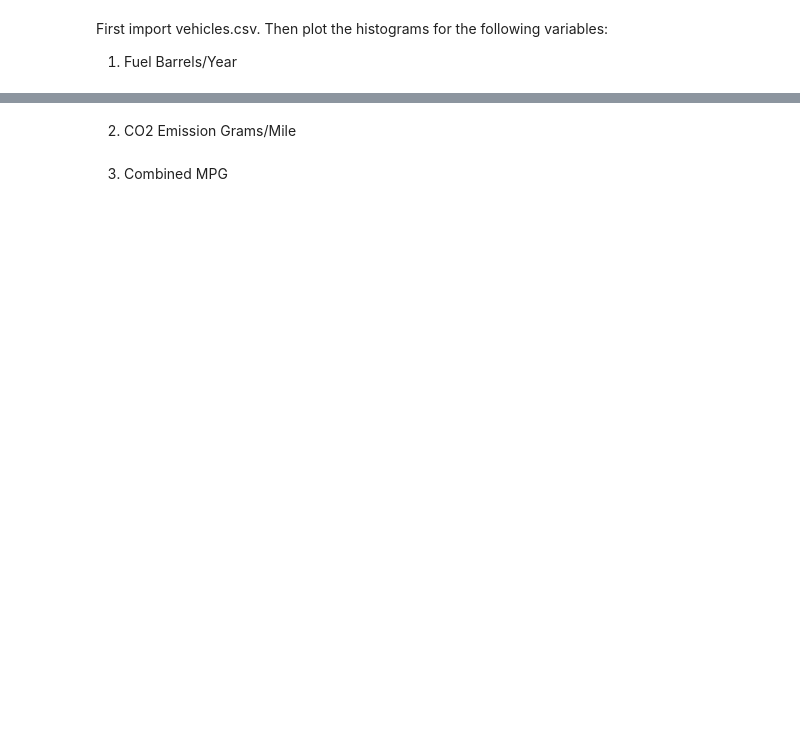
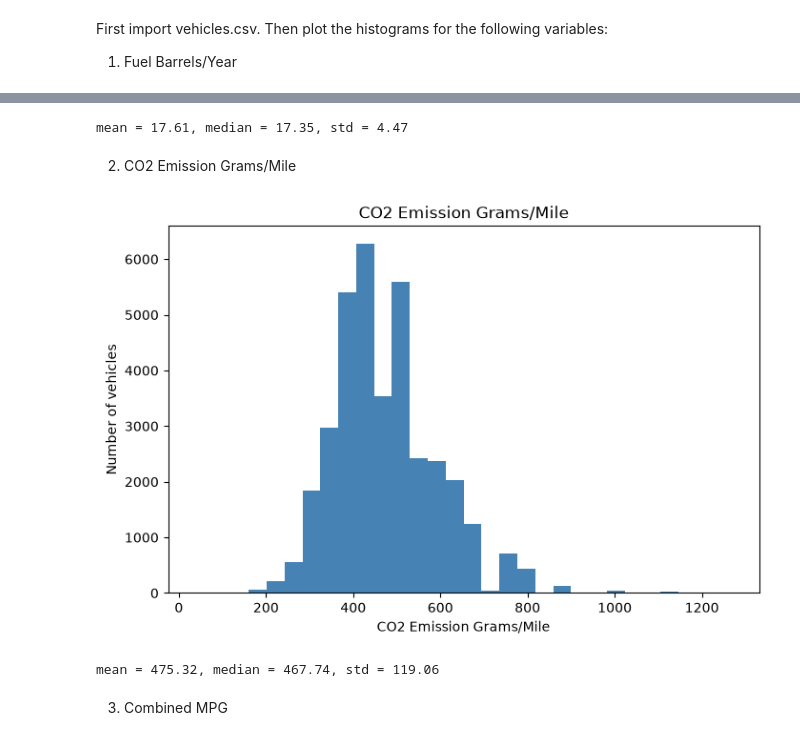
Before and after one commit to ironhack-labs/lab-continuous-probability-distributions-en, a Jupyter notebook: your-code/main.ipynb, the cells around one changed output, grey strips where cells are left out. Saved outputs shown, nothing was run; the diff lists cells and outputs as text; code cells hidden in the pictures; blank space fills up the shorter version.

```diff
--- a/your-code/main.ipynb
+++ b/your-code/main.ipynb
@@ -96,2 +186,9 @@ Then plot the histograms for the following variables:
+# %%
+# your code here
+# If a variable is normal, mean and median are close to each other
+fuel = vehicles["Fuel Barrels/Year"]
+print(f"mean = {fuel.mean():.2f}, median = {fuel.median():.2f}, std = {fuel.std():.2f}")
+# %% [output]
+mean = 17.61, median = 17.35, std = 4.47
 # %% [markdown]
 2. CO2 Emission Grams/Mile
@@ -102,2 +195,19 @@ Then plot the histograms for the following variables:
+# %%
+# your code here
+# Histogram of CO2 Emission Grams/Mile
+plt.figure(figsize=(8, 5))
+plt.hist(vehicles["CO2 Emission Grams/Mile"], bins=30, color="steelblue")
+plt.title("CO2 Emission Grams/Mile")
+plt.xlabel("CO2 Emission Grams/Mile")
+plt.ylabel("Number of vehicles")
+plt.show()
+# %% [output]
+[figure, added]
+# %%
+# your code here
+co2 = vehicles["CO2 Emission Grams/Mile"]
+print(f"mean = {co2.mean():.2f}, median = {co2.median():.2f}, std = {co2.std():.2f}")
+# %% [output]
+mean = 475.32, median = 467.74, std = 119.06
 # %% [markdown]
 3. Combined MPG
```
Also changed, not shown: parts of 47 cells of this notebook.
